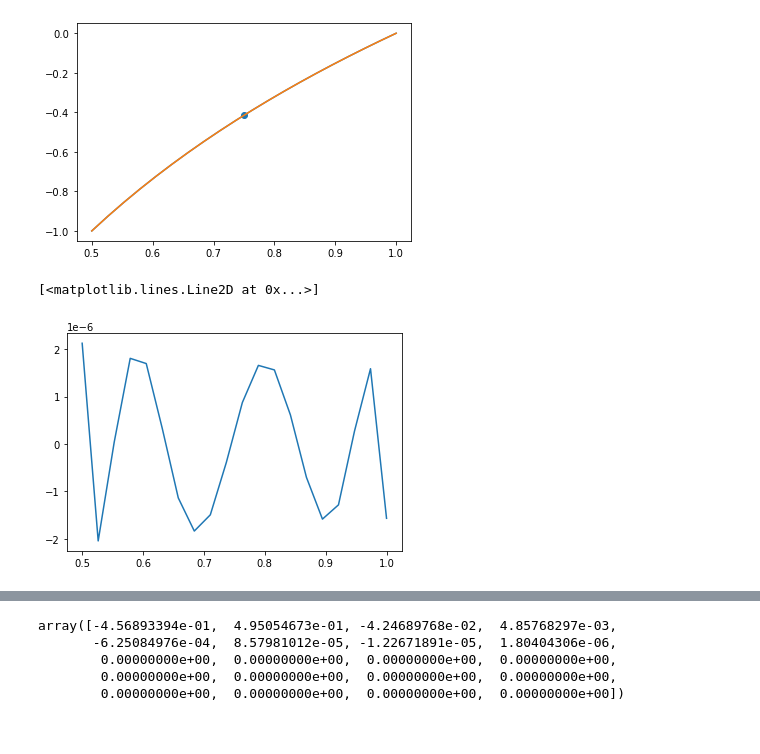
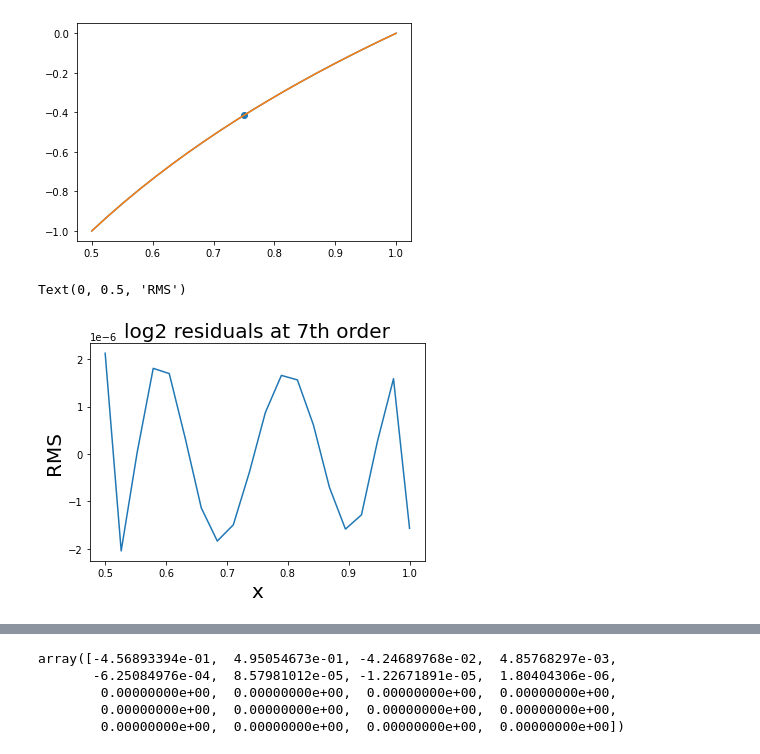
Before and after one commit to n-desjardins/phys512-2022, a Jupyter notebook: PSET2/pset2_notebook.ipynb, the cells around one changed output, grey strips where cells are left out. Saved outputs shown, nothing was run; the diff lists cells and outputs as text; code cells hidden in the pictures.

```diff
--- a/PSET2/pset2_notebook.ipynb
+++ b/PSET2/pset2_notebook.ipynb
@@ -137,20 +106,22 @@ plt.scatter(range_mapping(test), np.polynomial.chebyshev.chebvander(test,n-1)@fi
 <matplotlib.collections.PathCollection at 0x...>
 [figure]
 # %%
-
 n=20
 x=np.linspace(-1,1,n)
 mat=np.polynomial.chebyshev.chebvander(x,n-1)
 fun=np.log2
 xx = np.linspace(0.5,1,n)
 y=fun(xx)
 fitp=np.linalg.inv(mat)@y
 fitp_use=fitp.copy()
 nuse=7
 fitp_use[nuse:]=0 #zero out all coefficients pass the ones we want
 pred=mat@fitp_use
 
 plt.plot(xx,pred-y)
+plt.title("log2 residuals at 7th order", fontsize="20")
+plt.xlabel("x", fontsize="20")
+plt.ylabel("RMS", fontsize="20")
 # %% [output]
-[<matplotlib.lines.Line2D at 0x...>]
+Text(0, 0.5, 'RMS')
-[figure, old version]
+[figure, new version]
```
Also changed, not shown: parts of 16 cells of this notebook.
